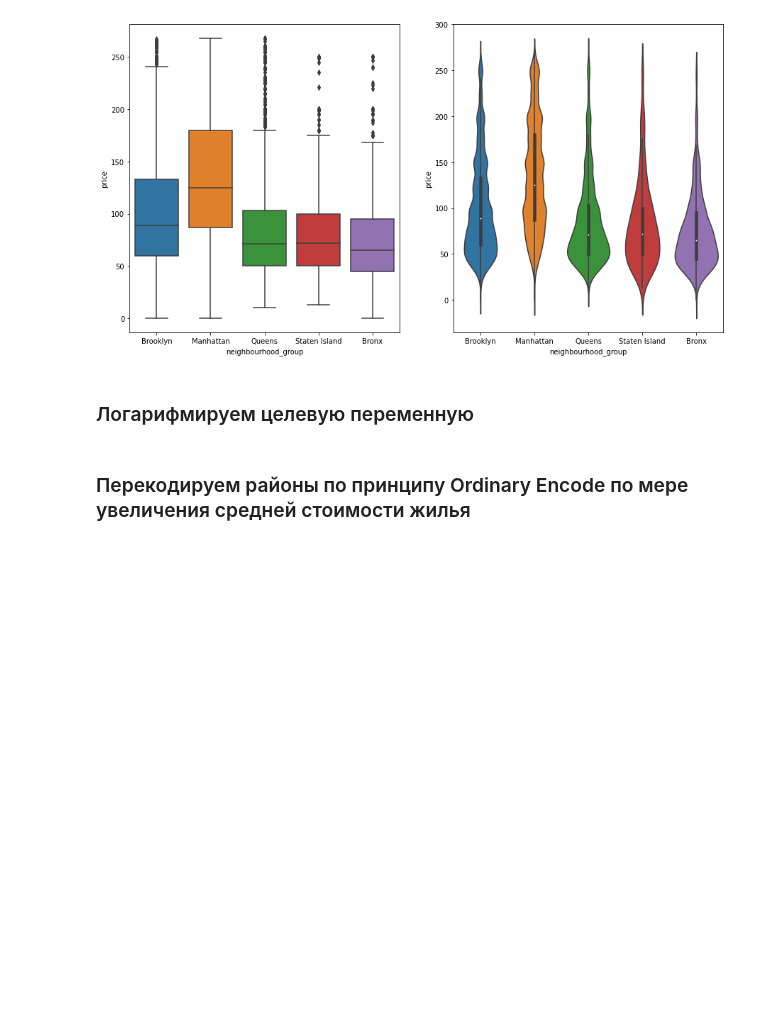
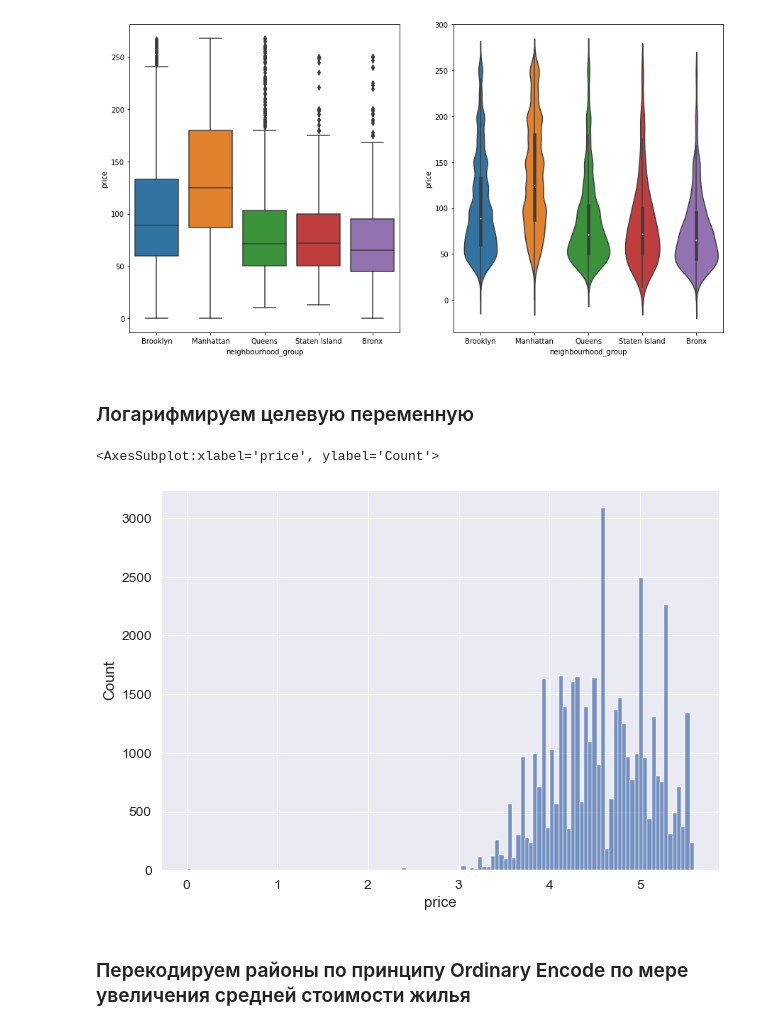
Before and after one commit to grannycola/my_projects, a Jupyter notebook: hw-5/model.ipynb, the cells around one changed output. Drawn from its saved outputs; the diff is of its cells as text; code cells hidden in the pictures; blank space fills up the shorter version.

```diff
--- a/hw-5/model.ipynb
+++ b/hw-5/model.ipynb
@@ -109,7 +109,7 @@ sns.violinplot(ax=ax[1], data=data, x='neighbourhood_group', y='price')
 # %% [markdown]
 ### Логарифмируем целевую переменную
 # %%
-data['price'] = np.log(data['price'])
+data['price'] = np.log1p(data['price'])
 
 data['availability_365'] += 0.000000001
 data['availability_365'] = np.log1p(data['availability_365'])
@@ -126,6 +126,12 @@ data['minimum_nights'] = np.log1p(data['minimum_nights'])
 
 data['dist_to_manh'] += 0.000000001
 data['dist_to_manh'] = np.log1p(data['dist_to_manh'])
+# %%
+plt.subplots(figsize=(10,7))
+sns.histplot(data['price'])
+# %% [output]
+<AxesSubplot:xlabel='price', ylabel='Count'>
+[figure, added]
 # %% [markdown]
 ### Перекодируем районы по принципу Ordinary Encode по мере увеличения средней стоимости жилья
 # %%
```
Also changed, not shown: parts of 8 cells of this notebook.
